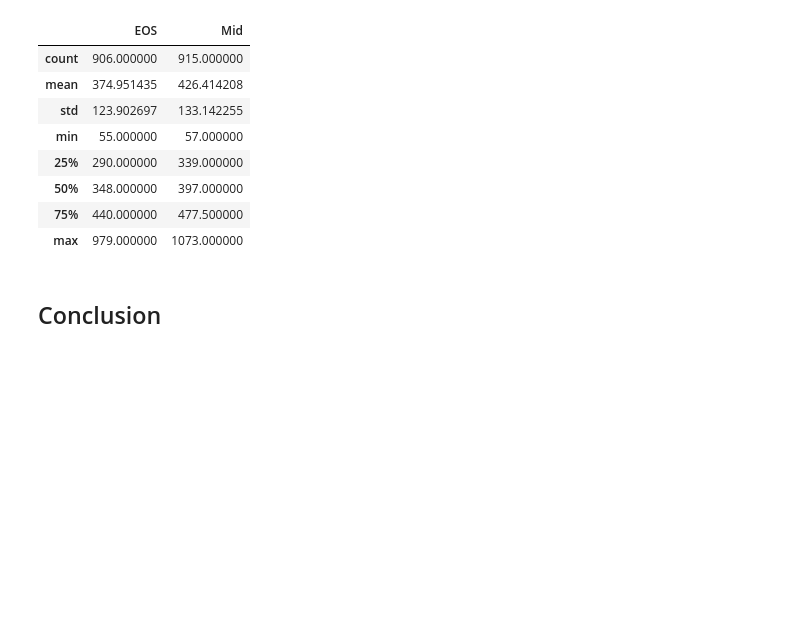
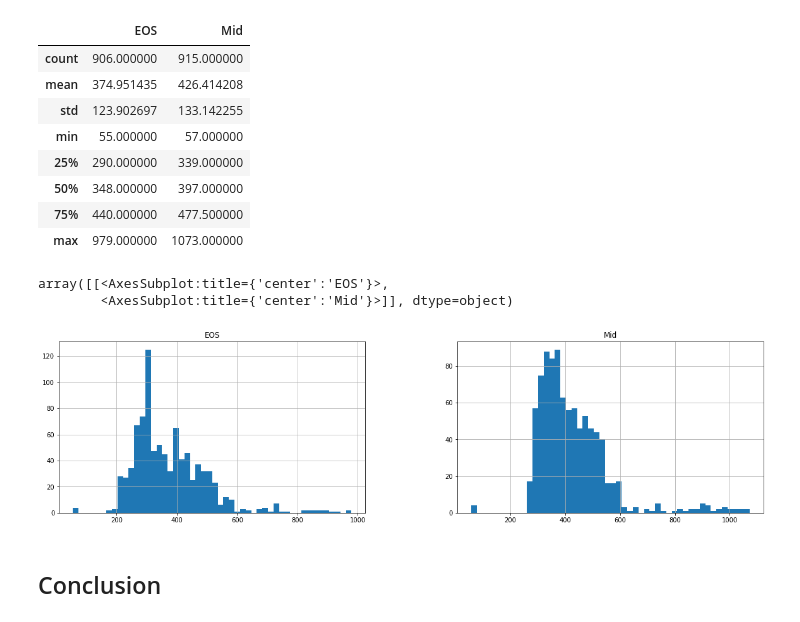
Before and after one commit to fod/fundamentals-data-analysis, a Jupyter notebook: cao.ipynb, the cells around one changed output. Cells and saved outputs as stored; diff of their text form; code cells hidden in the pictures; blank space fills up the shorter version.

```diff
--- a/cao.ipynb
+++ b/cao.ipynb
@@ -148,6 +163,12 @@ df.describe()
 | 50% | 348.000000 | 397.000000 |
 | 75% | 440.000000 | 477.500000 |
 | max | 979.000000 | 1073.000000 |
+# %%
+df[['EOS', 'Mid']].hist(bins=50, figsize=(20, 5))
+# %% [output]
+array([[<AxesSubplot:title={'center':'EOS'}>,
+        <AxesSubplot:title={'center':'Mid'}>]], dtype=object)
+[figure, added]
 # %% [markdown]
 ## Conclusion
 # %% [markdown]
```
Also changed, not shown: parts of 2 cells of this notebook.
